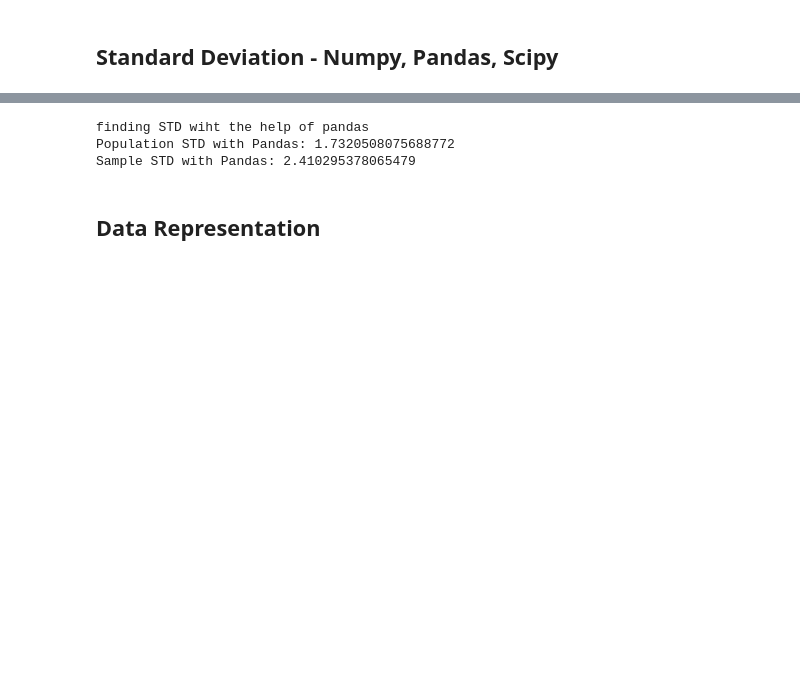
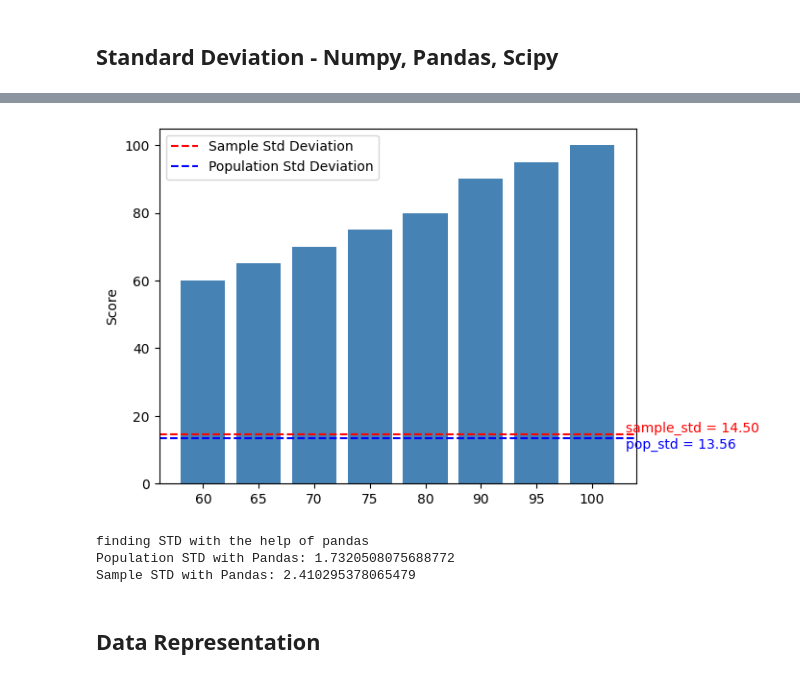
Before and after one commit to ahsankhan609/stat_for_ds_iscale, a Jupyter notebook: notebooks/stats_iscale/desc_stats.ipynb, the cells around one changed output, grey strips where cells are left out. Cells and saved outputs as stored; diff of their text form; code cells hidden in the pictures; blank space fills up the shorter version.

```diff
--- a/notebooks/stats_iscale/desc_stats.ipynb
+++ b/notebooks/stats_iscale/desc_stats.ipynb
@@ -221,15 +286,60 @@ POP Std 7.0710678118654755
+# %%
+# Plot data on a bar chart, then draw labeled lines for sample and population std deviation
+
+import matplotlib.pyplot as plt
+
+sample_std = np.std(data, ddof=1)
+pop_std = np.std(data, ddof=0)
+
+# Each bar height = score value; x-axis shows the actual scores
+plt.bar(range(len(data)), data, color="steelblue")
+plt.xticks(range(len(data)), data)
+plt.ylabel("Score")
+
+# One line per std value (not mean ± std, which would draw two lines each)
+plt.axhline(y=sample_std, color="red", linestyle="--", label="Sample Std Deviation")
+plt.axhline(y=pop_std, color="blue", linestyle="--", label="Population Std Deviation")
+
+# Show the computed std values on the chart next to each line
+plt.text(
+    len(data) - 0.4,
+    sample_std,
+    f"sample_std = {sample_std:.2f}",
+    color="red",
+    va="bottom",
+)
+plt.text(
+    len(data) - 0.4,
+    pop_std,
+    f"pop_std = {pop_std:.2f}",
+    color="blue",
+    va="top",
+)
+
+plt.legend()
+plt.show()
+# %% [output]
+[figure, added]
 # %%
+# Full population: 16 values with repeats (e.g. survey of every customer)
 pop_data: list[int] = [2, 4, 4, 5, 5, 5, 6, 6, 6, 7, 7, 7, 7, 8, 8, 9]
+
+# Sample: 7 values — one pick per distinct score, drawn from the population above
 sam_data: list[int] = [2, 4, 5, 6, 7, 8, 9]
 
-print("\nfinding STD wiht the help of pandas")
-pandas_series_for_popdata = pd.Series(pop_data)
-pandas_series_for_samdata = pd.Series(sam_data)
+print("\nfinding STD with the help of pandas")
 
+# Wrap lists in pandas Series so we can use the .std() method
+pandas_series_for_popdata: pd.Series[int] = pd.Series(pop_data)
+pandas_series_for_samdata: pd.Series[int] = pd.Series(sam_data)
+
+# Population std: ddof=0 divides by n (every value in the population is included)
 print("Population STD with Pandas:", pandas_series_for_popdata.std(ddof=0))
+
+# Sample std: ddof=1 divides by (n - 1) to estimate spread in the larger population
 print("Sample STD with Pandas:", pandas_series_for_samdata.std(ddof=1))
 # %% [output]
-finding STD wiht the help of pandas
+finding STD with the help of pandas
 Population STD with Pandas: 1.7320508075688772
 Sample STD with Pandas: 2.410295378065479
 # %% [markdown]
```
Also changed, not shown: parts of 30 cells of this notebook.
